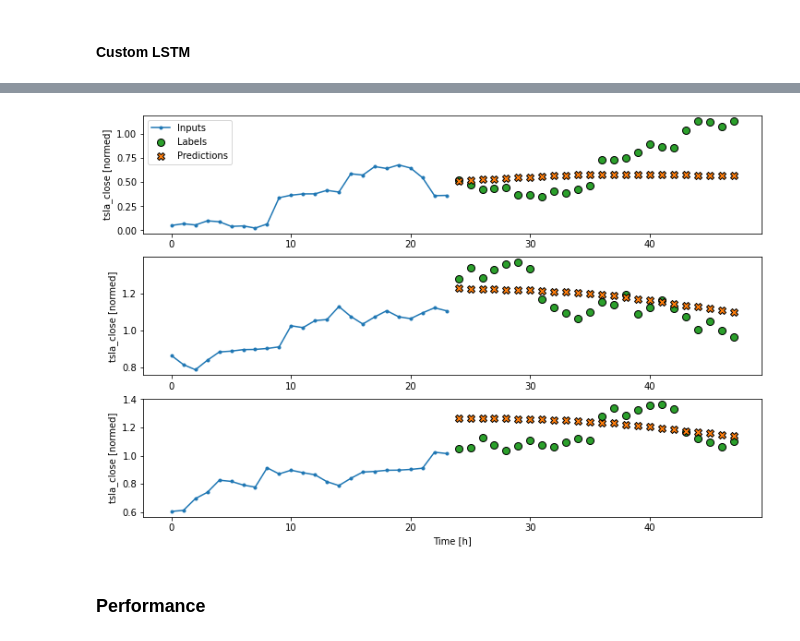
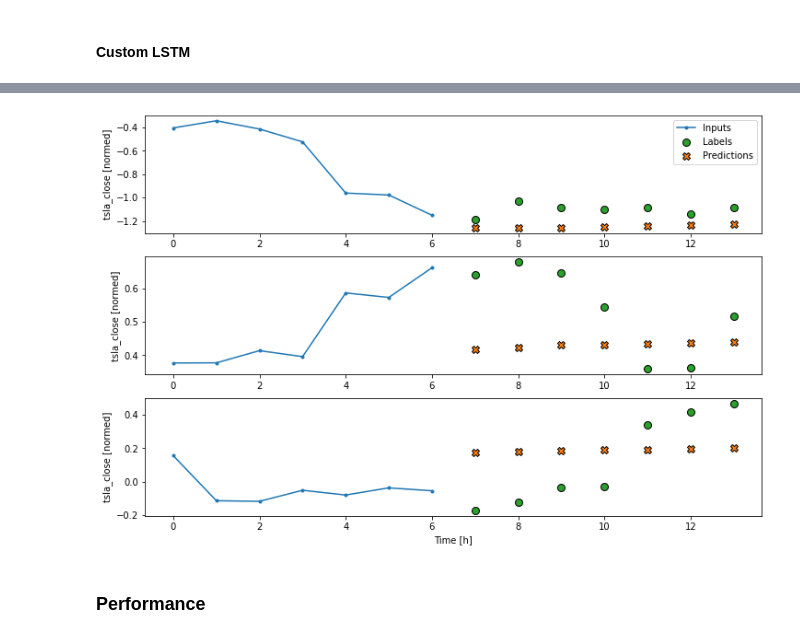
Before and after one commit to neuralnetes/notebooks, a Jupyter notebook: time-series/yfinance.ipynb, the cells around one changed output, grey strips where cells are left out. Cells and saved outputs as stored; diff of their text form; code cells hidden in the pictures.

```diff
--- a/time-series/yfinance.ipynb
+++ b/time-series/yfinance.ipynb
@@ -1033,7 +1050,7 @@ single_step_window = WindowGenerator(
     input_width=1, label_width=1, shift=1)
 
 wide_window = WindowGenerator(
-    input_width=24, label_width=24, shift=1)
+    input_width=7, label_width=7, shift=1)
 
 for example_inputs, example_labels in wide_window.train.take(1):
   print(f'Inputs shape (batch, time, features): {example_inputs.shape}')
@@ -1079,7 +1096,7 @@ performance['Dense'] = dense.evaluate(single_step_window.test, verbose=0)
 # %%
 %%time
 wide_window = WindowGenerator(
-    input_width=24, label_width=24, shift=1)
+    input_width=7, label_width=7, shift=1)
 
 lstm_model = tf.keras.models.Sequential([
     # Shape [batch, time, features] => [batch, time, lstm_units]
@@ -1208,8 +1225,8 @@ For the multi-step model, the training data again consists of hourly samples. Ho
 
 Here is a `Window` object that generates these slices from the dataset:
 # %%
-OUT_STEPS = 24
-multi_window = WindowGenerator(input_width=24,
+OUT_STEPS = 7
+multi_window = WindowGenerator(input_width=7,
                                label_width=OUT_STEPS,
                                shift=OUT_STEPS)
 
@@ -1331,7 +1348,7 @@ A convolutional model makes predictions based on a fixed-width history, which ma
 
 ![A convolutional model sees how things change over time](https://github.com/tensorflow/docs/blob/master/site/en/tutorials/structured_data/images/multistep_conv.png?raw=1)
 # %%
-CONV_WIDTH = 3
+CONV_WIDTH = 7
 multi_conv_model = tf.keras.Sequential([
     # Shape [batch, time, features] => [batch, CONV_WIDTH, features]
     tf.keras.layers.Lambda(lambda x: x[:, -CONV_WIDTH:, :]),
@@ -1503,10 +1520,10 @@ multi_custom_lstm_model = tf.keras.Sequential([
     # Avg Pooling
     tf.keras.layers.AveragePooling1D(pool_size=2, strides=None, padding='same'),
     # Dropout
-    tf.keras.layers.Dropout(.75),
+    tf.keras.layers.Dropout(.6),
     # Adding more `lstm_units` just overfits more quickly.
-#     tf.keras.layers.LSTM(32, return_sequences=True),
-#     tf.keras.layers.LSTM(32, return_sequences=True),
+    tf.keras.layers.LSTM(32, return_sequences=True),
+    tf.keras.layers.LSTM(32, return_sequences=True),
     tf.keras.layers.LSTM(32, return_sequences=False),
     # Shape => [batch, out_steps*features]
     tf.keras.layers.Dense(OUT_STEPS*num_features,
@@ -1521,5 +1538,5 @@ IPython.display.clear_output()
 
 multi_val_performance['Custom LSTM'] = multi_custom_lstm_model.evaluate(multi_window.val)
 multi_performance['Custom LSTM'] = multi_custom_lstm_model.evaluate(multi_window.test, verbose=0)
-multi_window.plot(multi_lstm_model)
+multi_window.plot(multi_custom_lstm_model)
 # %% [output]
@@ -1527,4 +1544,4 @@ multi_window.plot(multi_lstm_model)
-[figure, old version]
+[figure, new version]
 # %% [markdown]
 ### Performance
 # %% [markdown]
```
Also changed, not shown: parts of 53 cells of this notebook.
